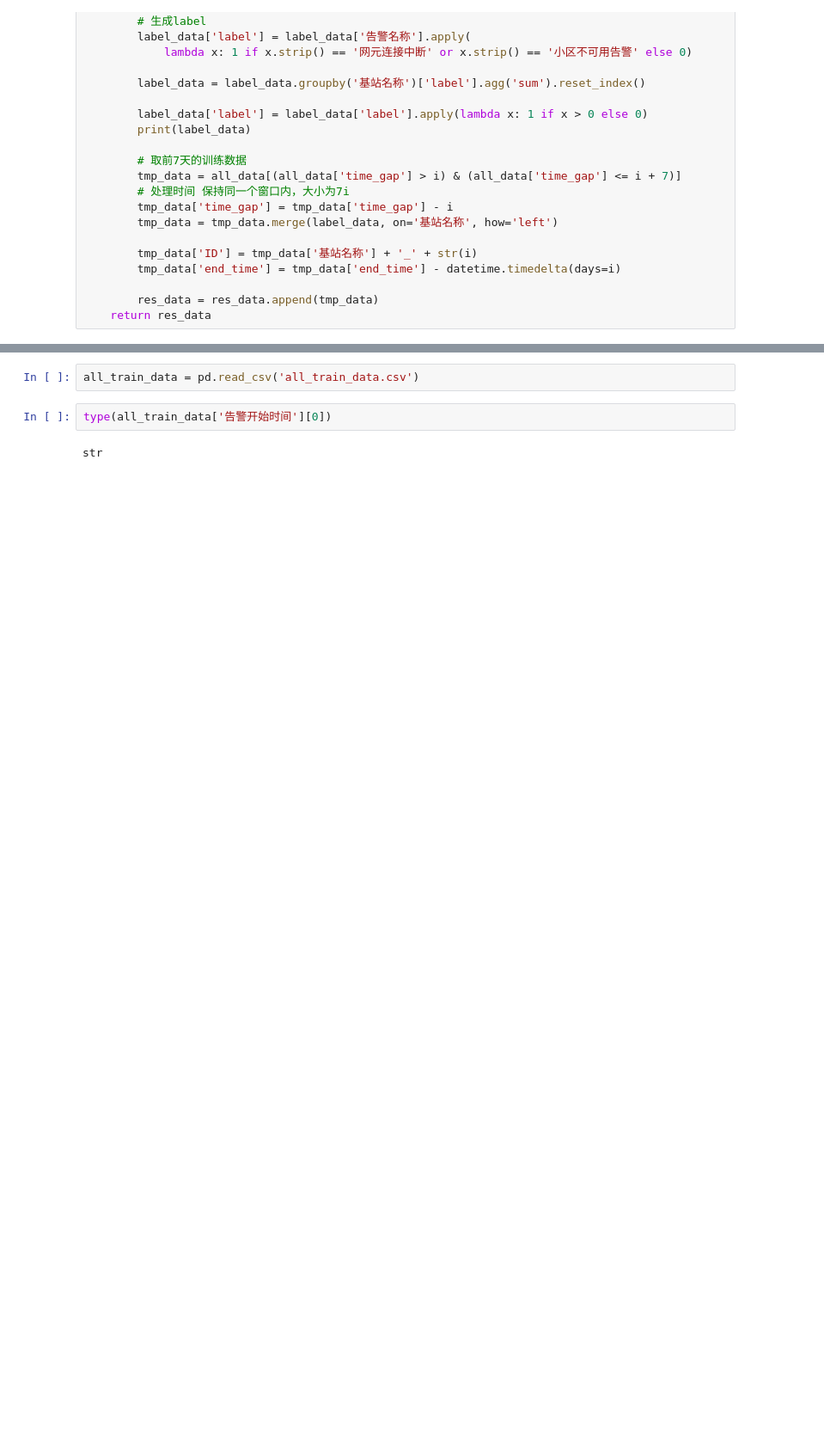
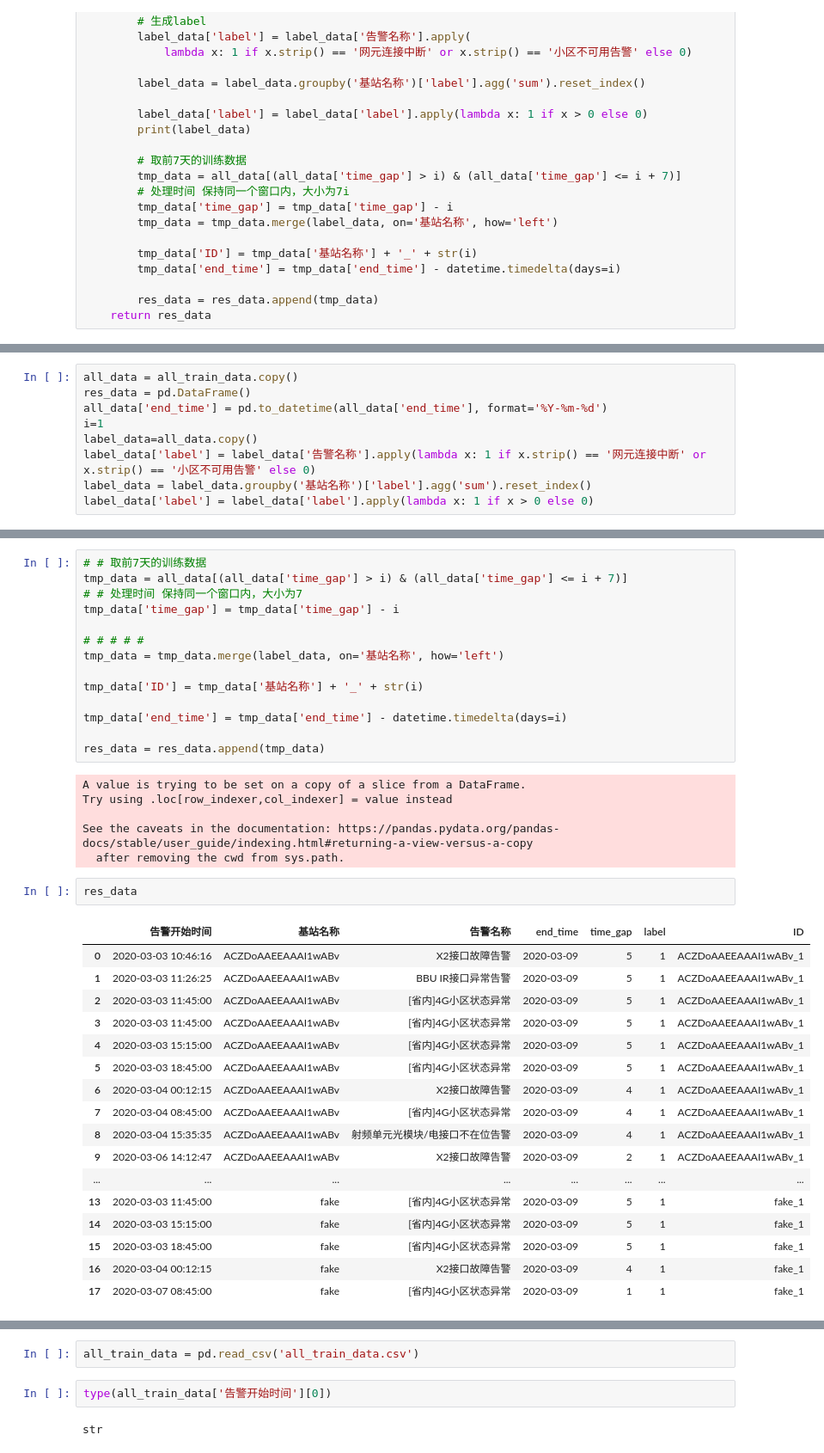
Before and after one commit to shayxu-ai/A-Repository-for-Machine-Learning, a Jupyter notebook: contest/base_station_out_service_prediction/Untitled.ipynb, the cells around one changed output, grey strips where cells are left out. Shown at 86% size. Saved outputs shown, nothing was run; the diff lists cells and outputs as text; blank space fills up the shorter version.

```diff
--- a/contest/base_station_out_service_prediction/Untitled.ipynb
+++ b/contest/base_station_out_service_prediction/Untitled.ipynb
@@ -370,0 +348,9 @@ online_train_data
+# %%
+all_data = all_train_data.copy()
+res_data = pd.DataFrame()
+all_data['end_time'] = pd.to_datetime(all_data['end_time'], format='%Y-%m-%d')
+i=1
+label_data=all_data.copy()
+label_data['label'] = label_data['告警名称'].apply(lambda x: 1 if x.strip() == '网元连接中断' or x.strip() == '小区不可用告警' else 0)
+label_data = label_data.groupby('基站名称')['label'].agg('sum').reset_index()
+label_data['label'] = label_data['label'].apply(lambda x: 1 if x > 0 else 0)
@@ -370,0 +373,40 @@ online_train_data
+# %%
+# # 取前7天的训练数据
+tmp_data = all_data[(all_data['time_gap'] > i) & (all_data['time_gap'] <= i + 7)]
+# # 处理时间 保持同一个窗口内，大小为7
+tmp_data['time_gap'] = tmp_data['time_gap'] - i
+
+# # # # #
+tmp_data = tmp_data.merge(label_data, on='基站名称', how='left')
+
+tmp_data['ID'] = tmp_data['基站名称'] + '_' + str(i)
+
+tmp_data['end_time'] = tmp_data['end_time'] - datetime.timedelta(days=i)
+
+res_data = res_data.append(tmp_data)
+# %% [output]
+A value is trying to be set on a copy of a slice from a DataFrame.
+Try using .loc[row_indexer,col_indexer] = value instead
+
+See the caveats in the documentation: https://pandas.pydata.org/pandas-docs/stable/user_guide/indexing.html#returning-a-view-versus-a-copy
+  after removing the cwd from sys.path.
+# %%
+res_data
+# %% [output]
+|  | 告警开始时间 | 基站名称 | 告警名称 | end_time | time_gap | label | ID |
+| 0 | 2020-03-03 10:46:16 | ACZDoAAEEAAAI1wABv | X2接口故障告警 | 2020-03-09 | 5 | 1 | ACZDoAAEEAAAI1wABv_1 |
+| 1 | 2020-03-03 11:26:25 | ACZDoAAEEAAAI1wABv | BBU IR接口异常告警 | 2020-03-09 | 5 | 1 | ACZDoAAEEAAAI1wABv_1 |
+| 2 | 2020-03-03 11:45:00 | ACZDoAAEEAAAI1wABv | [省内]4G小区状态异常 | 2020-03-09 | 5 | 1 | ACZDoAAEEAAAI1wABv_1 |
+| 3 | 2020-03-03 11:45:00 | ACZDoAAEEAAAI1wABv | [省内]4G小区状态异常 | 2020-03-09 | 5 | 1 | ACZDoAAEEAAAI1wABv_1 |
+| 4 | 2020-03-03 15:15:00 | ACZDoAAEEAAAI1wABv | [省内]4G小区状态异常 | 2020-03-09 | 5 | 1 | ACZDoAAEEAAAI1wABv_1 |
+| 5 | 2020-03-03 18:45:00 | ACZDoAAEEAAAI1wABv | [省内]4G小区状态异常 | 2020-03-09 | 5 | 1 | ACZDoAAEEAAAI1wABv_1 |
+| 6 | 2020-03-04 00:12:15 | ACZDoAAEEAAAI1wABv | X2接口故障告警 | 2020-03-09 | 4 | 1 | ACZDoAAEEAAAI1wABv_1 |
+| 7 | 2020-03-04 08:45:00 | ACZDoAAEEAAAI1wABv | [省内]4G小区状态异常 | 2020-03-09 | 4 | 1 | ACZDoAAEEAAAI1wABv_1 |
+| 8 | 2020-03-04 15:35:35 | ACZDoAAEEAAAI1wABv | 射频单元光模块/电接口不在位告警 | 2020-03-09 | 4 | 1 | ACZDoAAEEAAAI1wABv_1 |
+| 9 | 2020-03-06 14:12:47 | ACZDoAAEEAAAI1wABv | X2接口故障告警 | 2020-03-09 | 2 | 1 | ACZDoAAEEAAAI1wABv_1 |
+| ... | ... | ... | ... | ... | ... | ... | ... |
+| 13 | 2020-03-03 11:45:00 | fake | [省内]4G小区状态异常 | 2020-03-09 | 5 | 1 | fake_1 |
+| 14 | 2020-03-03 15:15:00 | fake | [省内]4G小区状态异常 | 2020-03-09 | 5 | 1 | fake_1 |
+| 15 | 2020-03-03 18:45:00 | fake | [省内]4G小区状态异常 | 2020-03-09 | 5 | 1 | fake_1 |
+| 16 | 2020-03-04 00:12:15 | fake | X2接口故障告警 | 2020-03-09 | 4 | 1 | fake_1 |
+| 17 | 2020-03-07 08:45:00 | fake | [省内]4G小区状态异常 | 2020-03-09 | 1 | 1 | fake_1 |
```
Also changed, not shown: parts of 8 cells of this notebook, 12 other files.
